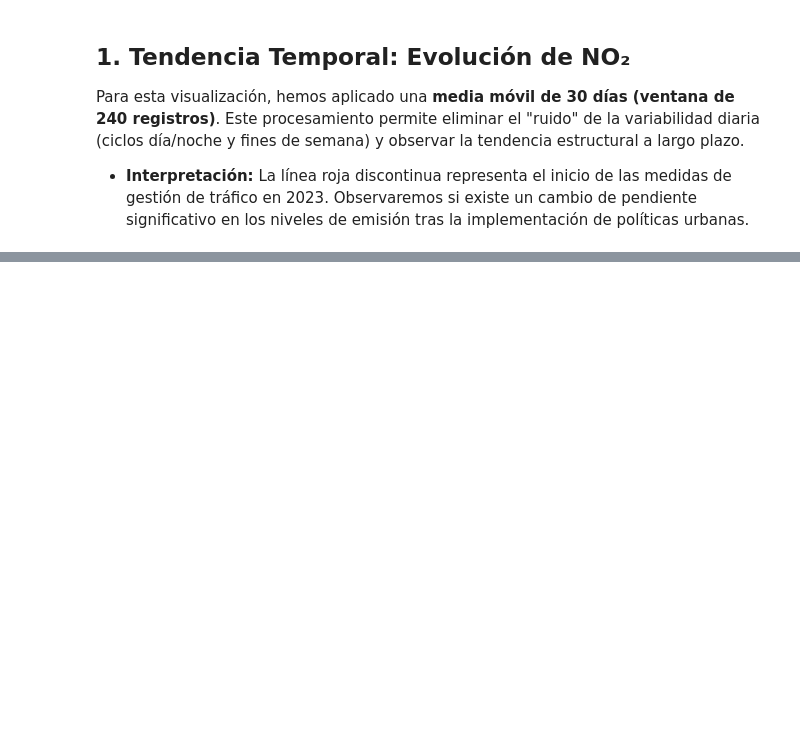
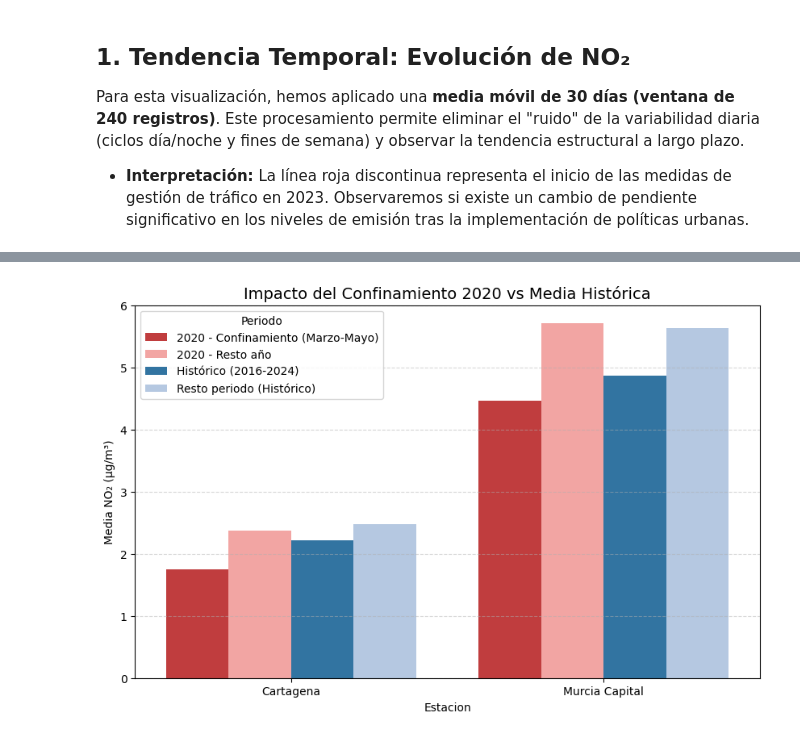
Before and after one commit to carrisian/del-big-data-al-modelo-predictivo, a Jupyter notebook: colab/Medidas contaminación ayuntamientos.ipynb, the cells around one changed output, grey strips where cells are left out. Saved outputs shown, nothing was run; the diff lists cells and outputs as text; code cells hidden in the pictures; blank space fills up the shorter version.

```diff
--- a/colab/Medidas contaminación ayuntamientos.ipynb
+++ b/colab/Medidas contaminación ayuntamientos.ipynb
@@ -95,0 +58,25 @@ print(f"✅ Análisis finalizado. Gráficas y tablas guardadas en: {RUTA_OUTPUT}
+# %%
+#@title 📉 3. Gráfico: Impacto del Confinamiento 2020 vs Histórico { display-mode: "form" }
+def asignar_categoria(row):
+    if row['anio'] == 2020:
+        return '2020 - Confinamiento (Marzo-Mayo)' if 3 <= row['time'].month <= 5 else '2020 - Resto año'
+    else:
+        return 'Histórico (2016-2024)' if 3 <= row['time'].month <= 5 else 'Resto periodo (Histórico)'
+
+df_urbano['Categoria'] = df_urbano.apply(asignar_categoria, axis=1)
+# Excluimos el año 2020 del cálculo histórico para que la comparación sea justa
+resumen_pandemia = df_urbano[df_urbano['anio'] != 2020].copy()
+resumen_pandemia = pd.concat([resumen_pandemia, df_urbano[df_urbano['anio'] == 2020]])
+resumen_pandemia = resumen_pandemia.groupby(['Estacion', 'Categoria'])['NO2'].mean().reset_index()
+
+plt.figure(figsize=(10, 6))
+sns.barplot(data=resumen_pandemia, x='Estacion', y='NO2', hue='Categoria',
+            palette=['#d62728', '#ff9896', '#1f77b4', '#aec7e8'])
+plt.title("Impacto del Confinamiento 2020 vs Media Histórica", fontsize=14)
+plt.ylabel("Media NO₂ (µg/m³)")
+plt.legend(loc='upper left', title="Periodo")
+plt.grid(axis='y', linestyle='--', alpha=0.5)
+plt.savefig(os.path.join(RUTA_OUTPUT, "Impacto_Pandemia_vs_Historico.png"), dpi=300)
+plt.show()
+# %% [output]
+[figure, added]
```
Also changed, not shown: parts of 6 cells of this notebook.
